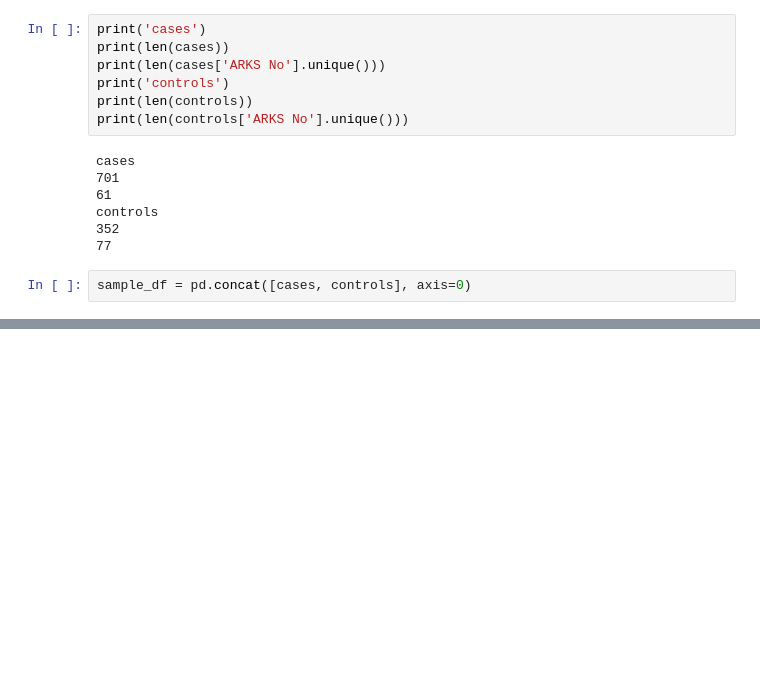
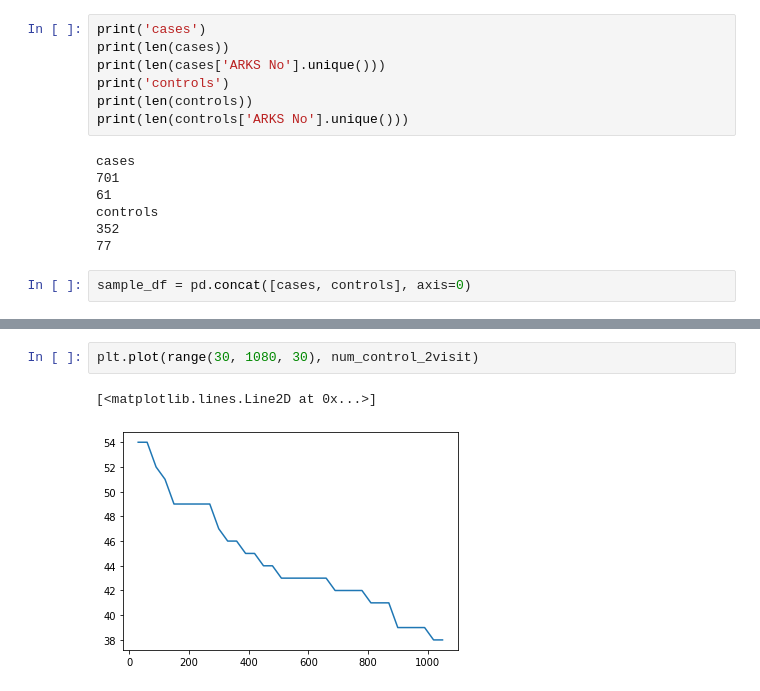
Before and after one commit to ruthpearson/CatHack, a Jupyter notebook: big_cats/10. GROUP_explore_number_visits.ipynb, the cells around one changed output, grey strips where cells are left out. Cells and saved outputs as stored; diff of their text form; blank space fills up the shorter version.

```diff
--- a/big_cats/10. GROUP_explore_number_visits.ipynb
+++ b/big_cats/10. GROUP_explore_number_visits.ipynb
@@ -96,0 +146,5 @@ def filter(df_in, exclude_delta):
+# %%
+plt.plot(range(30, 1080, 30), num_control_2visit)
+# %% [output]
+[<matplotlib.lines.Line2D at 0x...>]
+[figure, added]
```
Also changed, not shown: parts of 6 cells of this notebook.
